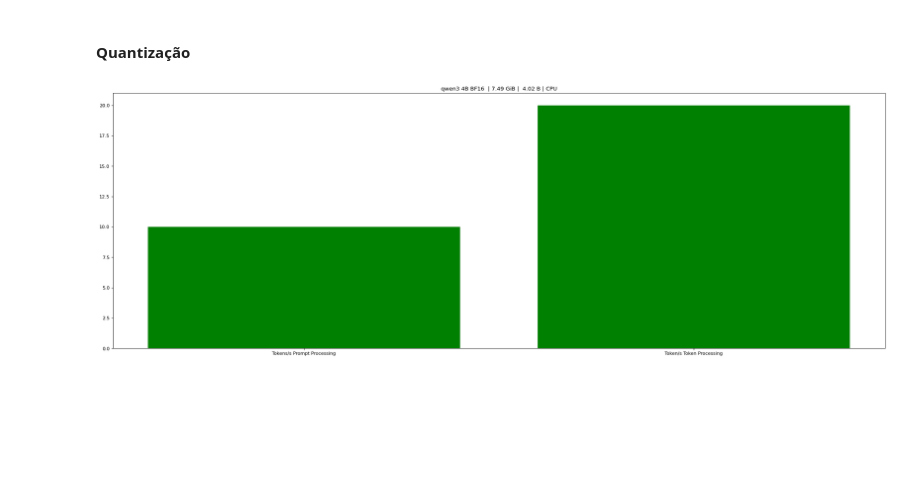
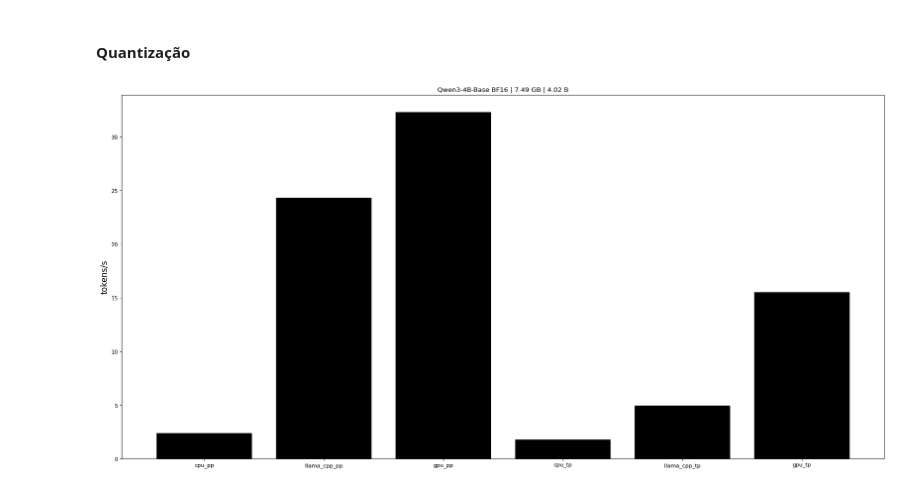
Before and after one commit to Eliezer-Carvalho/IP, a Jupyter notebook: IP.ipynb, the cells around one changed output. Saved outputs shown, nothing was run; the diff lists cells and outputs as text; code cells hidden in the pictures; blank space fills up the shorter version.

```diff
--- a/IP.ipynb
+++ b/IP.ipynb
@@ -200,24 +143,24 @@ print (teste.forward())
 # %%
 import matplotlib.pyplot as plt
-# %%
-QWEN = {
-    "token/s Prompt Processing": 2.39,
-    "token/s Token Processing": 1.79,
-
-    "token/s Prompt Processing llama.cpp": 24.33,
-    "tokens/s Token Processing llama.cpp": 4.95,
-
-
-    "tokens/s Prompt Processing GPU (T4 GPU)": 32.3,
-    "tokens/s Token Processing GPU (T4 GPU)": 15.5
-}
-
-
-
-plt.figure (figsize = (30, 10), dpi = 80)
-plt.bar (["Tokens/s Prompt Processing", "Token/s Token Processing"], QWEN ["token/s Prompt Processing"], color = "green")
-
-plt.title ("qwen3 4B BF16  | 7.49 GiB |  4.02 B | CPU")
-plt.show()
-# %% [output]
-[figure, removed]
+# %%
+QWEN = {
+
+    "cpu_pp": 2.39,
+    "llama_cpp_pp": 24.33,
+    "gpu_pp": 32.3,
+
+    "cpu_tp": 1.79,
+    "llama_cpp_tp": 4.95,
+    "gpu_tp": 15.5
+}
+
+
+plt.figure (figsize = (25, 12), dpi = 80)
+plt.bar (QWEN.keys(), QWEN.values(), color = "black")
+
+plt.ylabel ("tokens/s", size = 15)
+
+plt.title ("Qwen3-4B-Base BF16 | 7.49 GB | 4.02 B")
+plt.show()
+# %% [output]
+[figure, added]
```
Also changed, not shown: parts of 10 cells of this notebook.
